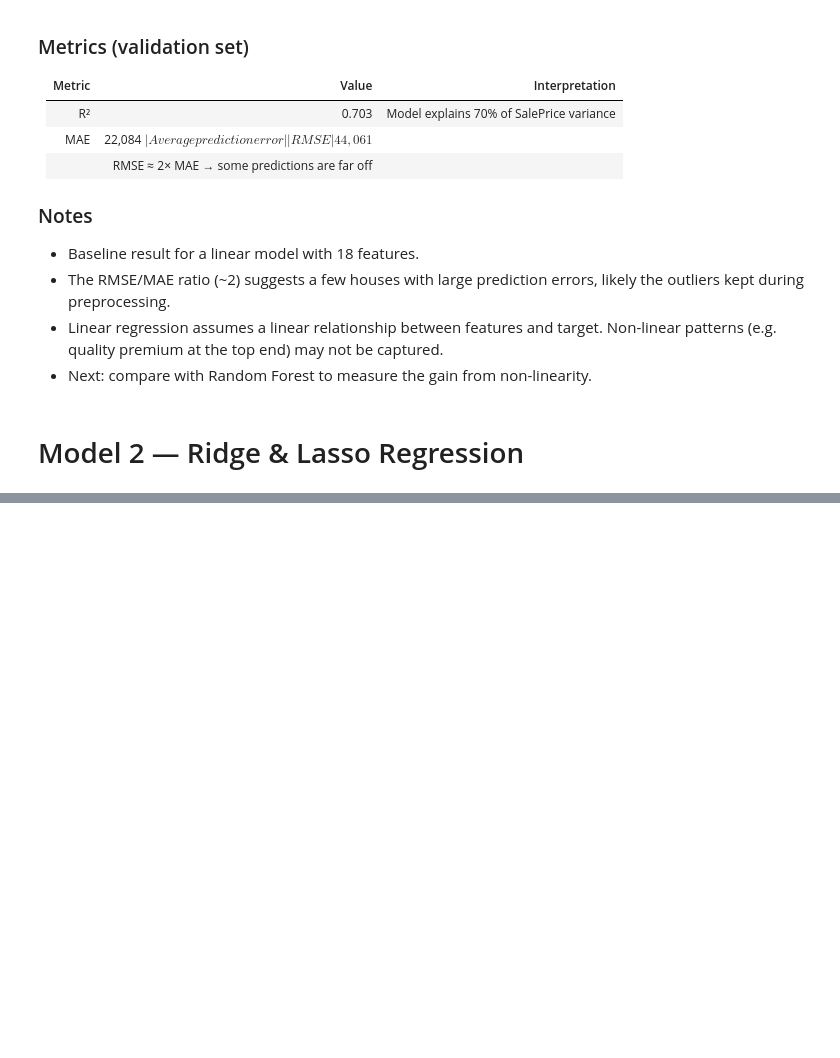
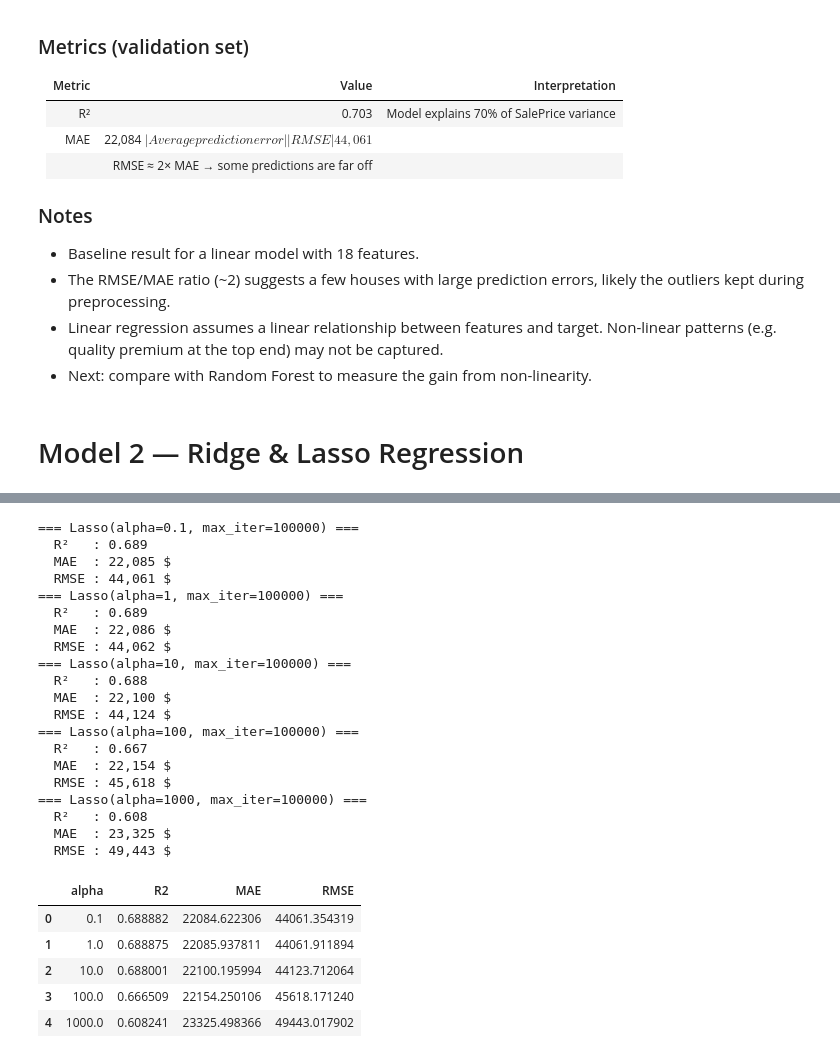
Before and after one commit to Binardino/ML---Real-Estate-Price-Prediction, a Jupyter notebook: notebook.ipynb, the cells around one changed output, grey strips where cells are left out. Drawn from its saved outputs; the diff is of its cells as text; code cells hidden in the pictures; blank space fills up the shorter version.

Commit message:
feat : add func evaluate_aphas & df_Ridge & Lasso

```diff
--- a/notebook.ipynb
+++ b/notebook.ipynb
@@ -801,23 +801,3 @@ print_metrics(reg, y_val, y_train_pred)
 - Next: compare with Random Forest to measure the gain from non-linearity.
 # %% [markdown]
 # Model 2 — Ridge & Lasso Regression
-# %%
-from sklearn.linear_model import Ridge, Lasso
-alphas = [0.1, 1, 10, 100, 1000]
-results = []
-
-for alpha in alphas:
-    ridge_model = Ridge(alpha=alpha)
-    ridge_model.fit(X_train_selected, y_train)
-    y_pred = ridge_model.predict(X_val_selected)
-
-    print_metrics(ridge_model, y_val, y_pred)
-    results.append({'alpha' : alpha,
-                    'R2'  : r2_score(y_val, y_pred),
-                    "MAE" : mean_absolute_error(y_val, y_pred),
-                    "RMSE": root_mean_squared_error(y_val, y_pred)
-                    })
-
-df_R2 = pd.DataFrame(results)
-
-df_R2
@@ -850,0 +852,46 @@ df_R2
+# %%
+alphas = [0.1, 1, 10, 100, 1000]
+results = []
+
+for alpha in alphas:
+    lasso_model = Lasso(alpha=alpha, max_iter=100000)
+    lasso_model.fit(X_train_selected, y_train)
+    y_pred = lasso_model.predict(X_val_selected)
+
+    print_metrics(lasso_model, y_val, y_pred)
+    results.append({'alpha' : alpha,
+                    'R2'  : r2_score(y_val, y_pred),
+                    "MAE" : mean_absolute_error(y_val, y_pred),
+                    "RMSE": root_mean_squared_error(y_val, y_pred)
+                    })
+
+df_lasso = pd.DataFrame(results)
+
+df_lasso
+# %% [output]
+=== Lasso(alpha=0.1, max_iter=100000) ===
+  R²   : 0.689
+  MAE  : 22,085 $
+  RMSE : 44,061 $
+=== Lasso(alpha=1, max_iter=100000) ===
+  R²   : 0.689
+  MAE  : 22,086 $
+  RMSE : 44,062 $
+=== Lasso(alpha=10, max_iter=100000) ===
+  R²   : 0.688
+  MAE  : 22,100 $
+  RMSE : 44,124 $
+=== Lasso(alpha=100, max_iter=100000) ===
+  R²   : 0.667
+  MAE  : 22,154 $
+  RMSE : 45,618 $
+=== Lasso(alpha=1000, max_iter=100000) ===
+  R²   : 0.608
+  MAE  : 23,325 $
+  RMSE : 49,443 $
+|  | alpha | R2 | MAE | RMSE |
+| 0 | 0.1 | 0.688882 | 22084.622306 | 44061.354319 |
+| 1 | 1.0 | 0.688875 | 22085.937811 | 44061.911894 |
+| 2 | 10.0 | 0.688001 | 22100.195994 | 44123.712064 |
+| 3 | 100.0 | 0.666509 | 22154.250106 | 45618.171240 |
+| 4 | 1000.0 | 0.608241 | 23325.498366 | 49443.017902 |
```
Also changed, not shown: parts of 3 cells of this notebook.
